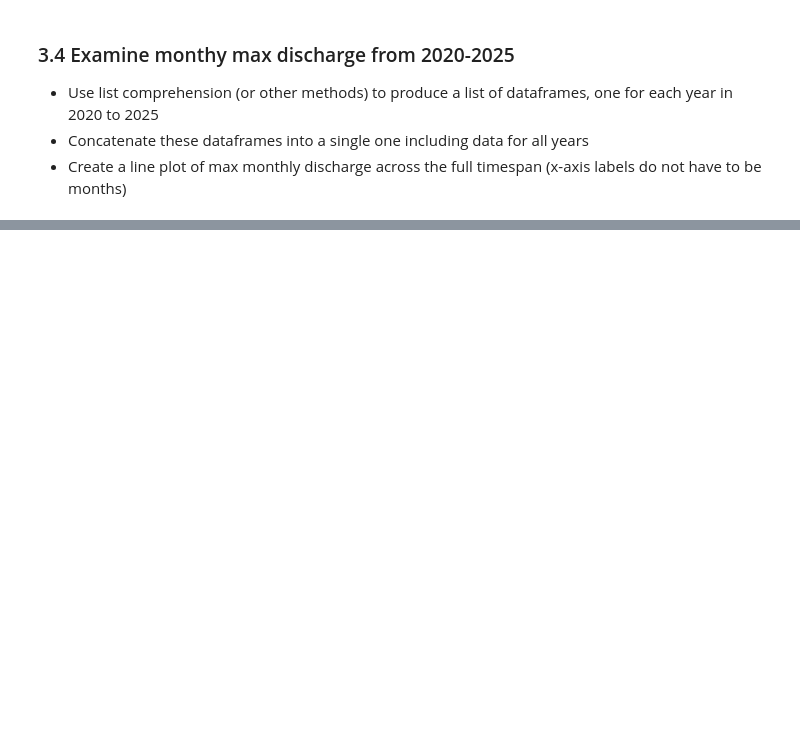
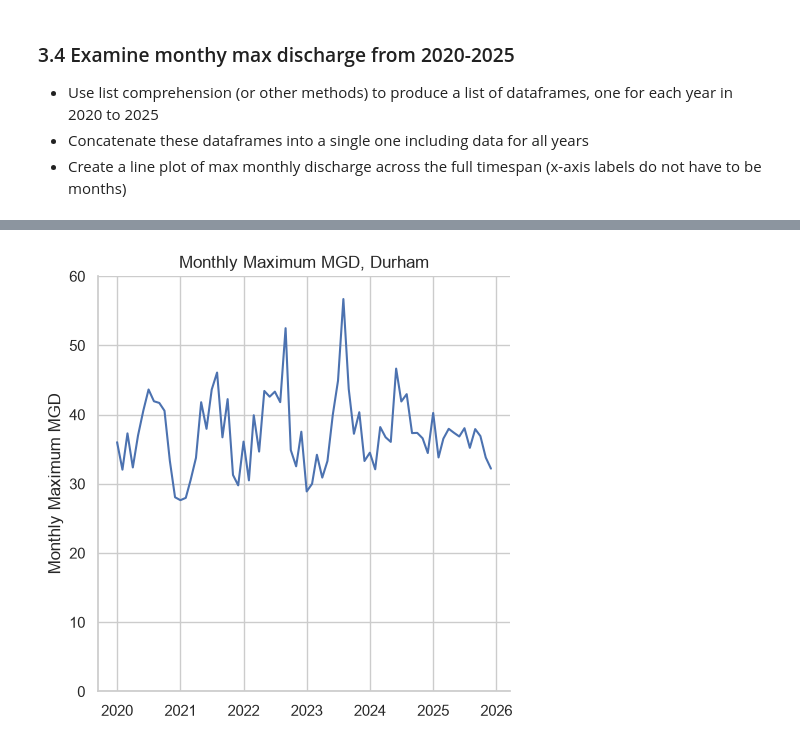
Before and after one commit to elwoodruff/ENV700, a Jupyter notebook: assignments/ew275_A6-DataScraping.ipynb, the cells around one changed output, grey strips where cells are left out. Cells and saved outputs as stored; diff of their text form; code cells hidden in the pictures; blank space fills up the shorter version.

```diff
--- a/assignments/ew275_A6-DataScraping.ipynb
+++ b/assignments/ew275_A6-DataScraping.ipynb
@@ -105,6 +305,12 @@ Note that the PWSID and the year appear in the web address for the page we scrap
 * Create a line plot of max monthly discharge across the full timespan (x-axis labels do not have to be months)
 # %%
 # 3.4.1 Generate a list of the dataframes
+list_discharges = []
 
+years = [2020, 2021, 2022, 2023, 2024, 2025]
+for year in years:
+    list_discharges.append(scrape_use(year, '03-32-010'))
 
 # 3.4.2 Combine them into a single dataframe
+df_discharges = pd.concat(list_discharges, ignore_index=True)
+df_discharges
@@ -111,2 +331,15 @@ Note that the PWSID and the year appear in the web address for the page we scrap
 # %%
 # 3.4.3 Plot
+g = sns.relplot(
+    data=df_discharges,
+    x='Date',
+    y='Max_MGD',
+    kind='line'
+).set(
+    xlabel='',
+    ylabel= 'Monthly Maximum MGD',
+    title='Monthly Maximum MGD, Durham',
+    ybound=(0,60)
+)
+# %% [output]
+[figure, added]
```
Also changed, not shown: parts of 11 cells of this notebook, 1 other file.
